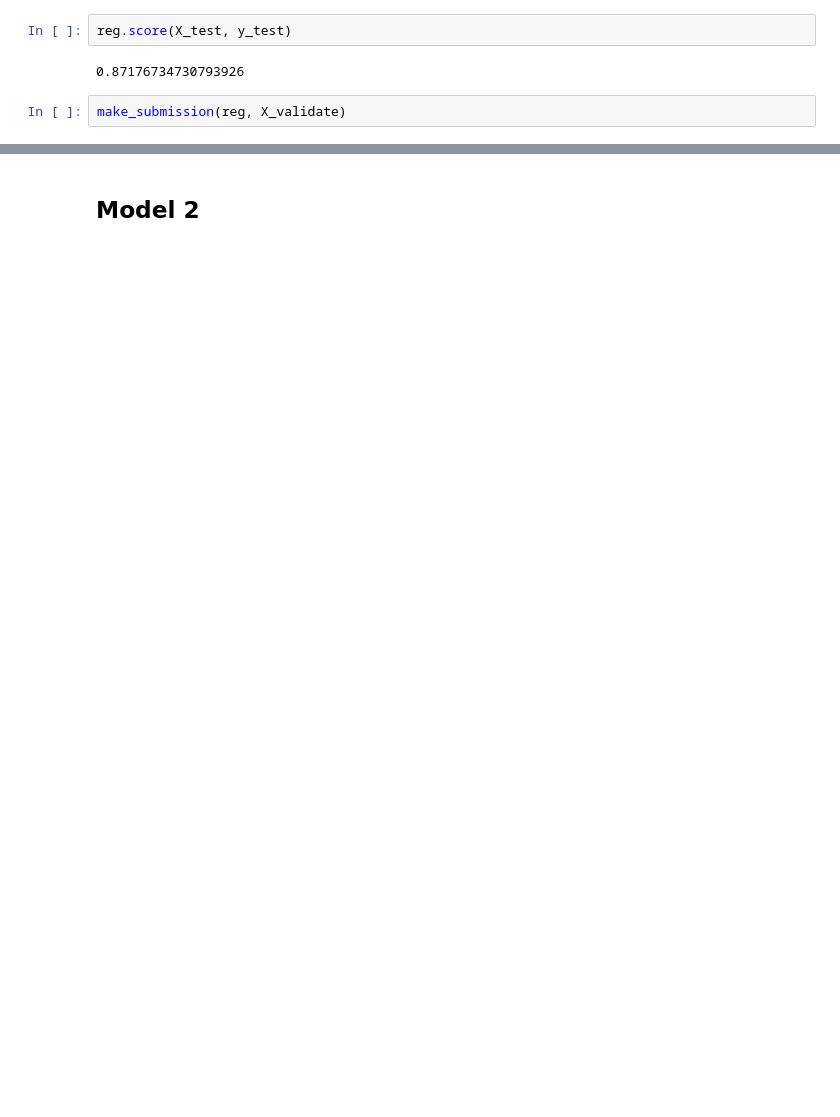
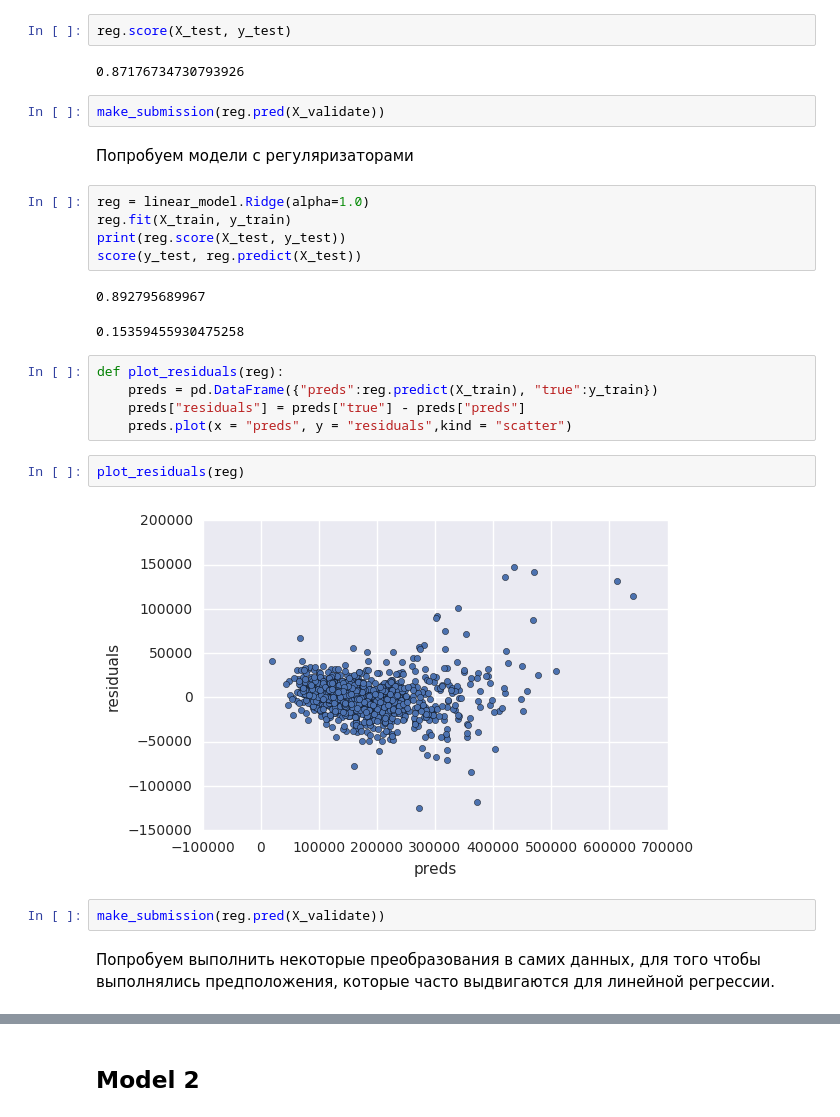
Before and after one commit to ilnurshug/Kaggle, a Jupyter notebook: house-prices-advanced-regression-techniques/solution.ipynb, the cells around one changed output, grey strips where cells are left out. Drawn from its saved outputs; the diff is of its cells as text; blank space fills up the shorter version.

Commit message:
tuned Ridge regression

```diff
--- a/house-prices-advanced-regression-techniques/solution.ipynb
+++ b/house-prices-advanced-regression-techniques/solution.ipynb
@@ -246,4 +257,27 @@ reg.score(X_test, y_test)
 # %% [output]
 0.87176734730793926
 # %%
-make_submission(reg, X_validate)
+make_submission(reg.pred(X_validate))
+# %% [markdown]
+Попробуем модели с регуляризаторами
+# %%
+reg = linear_model.Ridge(alpha=1.0)
+reg.fit(X_train, y_train)
+print(reg.score(X_test, y_test))
+score(y_test, reg.predict(X_test))
+# %% [output]
+0.892795689967
+0.15359455930475258
+# %%
+def plot_residuals(reg):
+    preds = pd.DataFrame({"preds":reg.predict(X_train), "true":y_train})
+    preds["residuals"] = preds["true"] - preds["preds"]
+    preds.plot(x = "preds", y = "residuals",kind = "scatter")
+# %%
+plot_residuals(reg)
+# %% [output]
+[figure, added]
+# %%
+make_submission(reg.pred(X_validate))
+# %% [markdown]
+Попробуем выполнить некоторые преобразования в самих данных, для того чтобы выполнялись предположения, которые часто выдвигаются для линейной регрессии.
```
Also changed, not shown: parts of 9 cells of this notebook.
